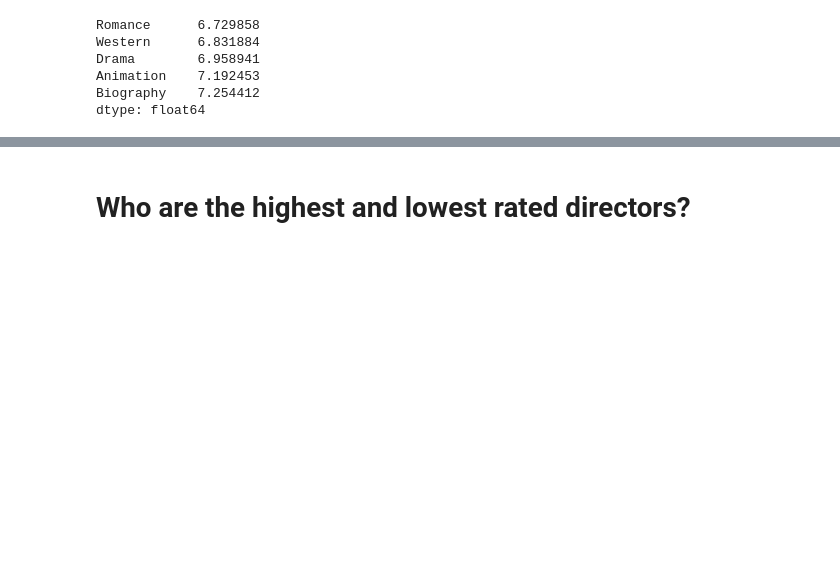
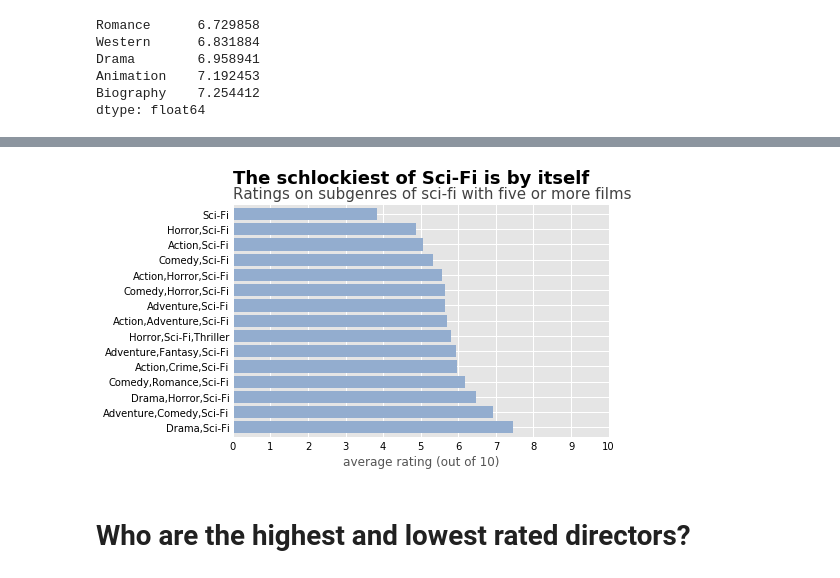
Before and after one commit to LambdaSchool/DS-Unit-1-Sprint-5-Data-Storytelling-Blog-Post, a Jupyter notebook: TristaWeek5.ipynb, the cells around one changed output, grey strips where cells are left out. Saved outputs shown, nothing was run; the diff lists cells and outputs as text; code cells hidden in the pictures; blank space fills up the shorter version.

```diff
--- a/TristaWeek5.ipynb
+++ b/TristaWeek5.ipynb
@@ -401,0 +406,11 @@ ax.text(x=-1, y=8, s='IMDb movie genres by average user rating', fontsize=15);
+# %%
+SciFi = genre[genre['genres'].str.contains('Sci-Fi')]
+
+Count = SciFi.genres.value_counts()
+MoreThan5 = Count[Count.values >= 5]
+MoreThan5 = MoreThan5.index.tolist()
+SciFi = SciFi[SciFi.genres.isin(MoreThan5)]
+
+SciFi = SciFi.groupby('genres').averageRating.mean()
+SciFi = SciFi.sort_values(ascending=False)
+SciFi
@@ -402,3 +435,14 @@ ax.text(x=-1, y=8, s='IMDb movie genres by average user rating', fontsize=15);
+# %%
+plt.style.use('ggplot')
+ax = SciFi.plot.barh(color='#93ADCF', width=0.8, legend=False);
+ax.set(xticks=range(0, 11, 1));
+ax.tick_params(axis='both', labelcolor='black')
+ax.set_xlabel('average rating (out of 10)')
+ax.set_ylabel('')
+ax.text(x=0, y=16, s="The schlockiest of Sci-Fi is by itself", fontsize=18, fontweight='bold')
+ax.text(x=0, y=15, s='Ratings on subgenres of sci-fi with five or more films', fontsize=15, color='#424242');
+# %% [output]
+[figure, added]
 # %% [markdown]
 # **Who are the highest and lowest rated directors?**
 # %%
```
Also changed, not shown: parts of 4 cells of this notebook.
